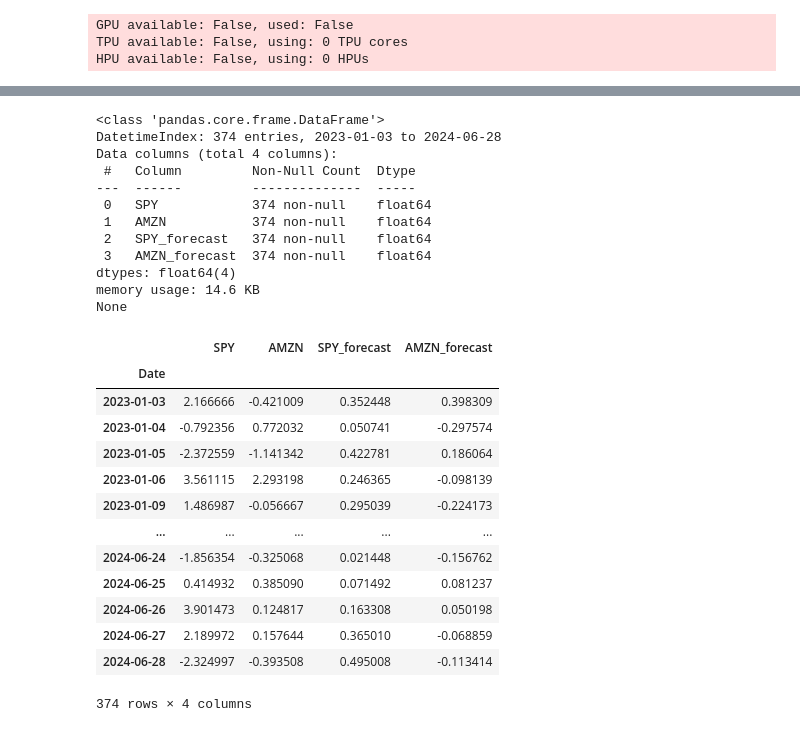
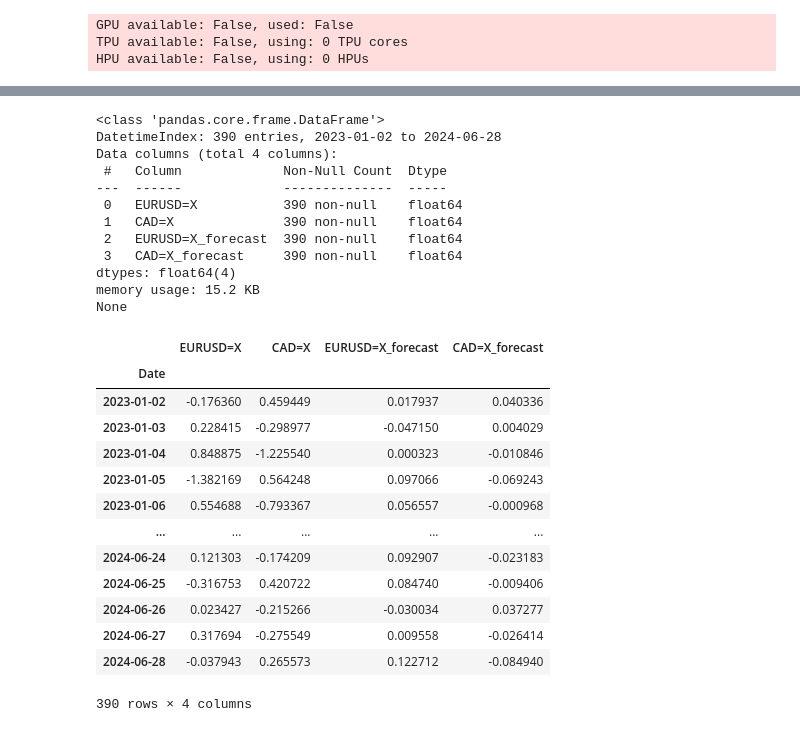
Before and after one commit to AnnastasiaStathakos/financial-time-series-forecasting, a Jupyter notebook: notebooks/03_nbeats_model.ipynb, the cells around one changed output, grey strips where cells are left out. Drawn from its saved outputs; the diff is of its cells as text; code cells hidden in the pictures.

```diff
--- a/notebooks/03_nbeats_model.ipynb
+++ b/notebooks/03_nbeats_model.ipynb
@@ -97,7 +112,7 @@ test.reset_index(inplace=True)
 series_ts = TimeSeries.from_dataframe(
     returns,
     time_col='Date',
-    value_cols=['SPY', 'AMZN'],
+    value_cols=list(returns.columns)[1:],
     # fill_missing_dates=True,
     fillna_value=0.0,
     freq='B'
@@ -106,7 +121,7 @@ series_ts = TimeSeries.from_dataframe(
 train_ts = TimeSeries.from_dataframe(
     train,
     time_col='Date',
-    value_cols=['SPY', 'AMZN'],
+    value_cols=list(returns.columns)[1:],
     # fill_missing_dates=True,
     fillna_value=0.0,
     freq='B'
@@ -115,7 +130,7 @@ train_ts = TimeSeries.from_dataframe(
 val_ts = TimeSeries.from_dataframe(
     val,
     time_col='Date',
-    value_cols=['SPY', 'AMZN'],
+    value_cols=list(returns.columns)[1:],
     # fill_missing_dates=True,
     fillna_value=0.0,
     freq='B'
@@ -124,7 +139,7 @@ val_ts = TimeSeries.from_dataframe(
 test_ts = TimeSeries.from_dataframe(
     test,
     time_col='Date',
-    value_cols=['SPY', 'AMZN'],
+    value_cols=list(returns.columns)[1:],
     # fill_missing_dates=True,
     fillna_value=0.0,
     freq='B'
@@ -163,7 +205,7 @@ series_scaled = scaler.transform(series_ts)
 # %%
 # Define nbeats model
 seed = 42
-nbeats_name = "nbeats_spy"
+nbeats_name = "nbeats"
 
 model_nbeats = NBEATSModel(
     input_chunk_length=20,       # use last 20 observations
@@ -276,14 +318,11 @@ shape: (389, 2, 1), freq: B, size: 6.08 KB
 # %%
 # evaluate model
 scores = {}
-names = ['SPY', 'AMZN']
-for name in names:
+for col in list(returns.columns)[1:]:
     rootmeansquarederr = rmse(test_ts, pred_ts)
     sMAPE = smape(test_ts, pred_ts)
 
-    scores[name] = {'RMSE': rootmeansquarederr, 'sMAPE': sMAPE}
-    # print("RMSE:", rootmeansquarederr)
-    # print("SMAPE :", sMAPE)
+    scores[col] = {'RMSE': rootmeansquarederr, 'sMAPE': sMAPE}
 
 scores
 # %% [output]
@@ -307,11 +344,10 @@ scores_df
 # %%
-names = ['SPY', 'AMZN']
-for name in names:
+for col in list(returns.columns)[1:]:
     plt.figure(figsize=(12, 5))
 
-    test_ts[name].plot(label="Actual")
-    pred_ts[name].plot(label="N-BEATS Forecast")
-    plt.title(f"{name} Returns: Actual vs N-BEATS Forecast")
+    test_ts[col].plot(label="Actual")
+    pred_ts[col].plot(label="N-BEATS Forecast")
+    plt.title(f"{col} Returns: Actual vs N-BEATS Forecast")
 
     plt.legend()
     plt.show()
@@ -321,37 +357,47 @@ for name in names:
 # %%
 pred = pred_ts.to_dataframe()
+
 actual = test.copy()
 actual.set_index('Date', inplace=True)
+
 results = pd.merge(actual, pred, left_index=True, right_index=True, how='inner')
-results.columns = ['SPY', 'AMZN', 'SPY_forecast', 'AMZN_forecast']
+
+new_columns = []
+for col in list(returns.columns)[1:]:
+    new_columns.append(col)
+for col in list(returns.columns)[1:]:
+    new_columns.append(f'{col}_forecast')
+
+results.columns = new_columns
+
 print(results.info())
 results
 # %% [output]
 <class 'pandas.core.frame.DataFrame'>
-DatetimeIndex: 374 entries, 2023-01-03 to 2024-06-28
+DatetimeIndex: 390 entries, 2023-01-02 to 2024-06-28
 Data columns (total 4 columns):
- #   Column         Non-Null Count  Dtype
----  ------         --------------  -----
- 0   SPY            374 non-null    float64
- 1   AMZN           374 non-null    float64
- 2   SPY_forecast   374 non-null    float64
- 3   AMZN_forecast  374 non-null    float64
+ #   Column             Non-Null Count  Dtype
+---  ------             --------------  -----
+ 0   EURUSD=X           390 non-null    float64
+ 1   CAD=X              390 non-null    float64
+ 2   EURUSD=X_forecast  390 non-null    float64
+ 3   CAD=X_forecast     390 non-null    float64
 dtypes: float64(4)
-memory usage: 14.6 KB
+memory usage: 15.2 KB
 None
-|  | SPY | AMZN | SPY_forecast | AMZN_forecast |
+|  | EURUSD=X | CAD=X | EURUSD=X_forecast | CAD=X_forecast |
 | Date |  |  |  |  |
-| 2023-01-03 | 2.166666 | -0.421009 | 0.352448 | 0.398309 |
-| 2023-01-04 | -0.792356 | 0.772032 | 0.050741 | -0.297574 |
-| 2023-01-05 | -2.372559 | -1.141342 | 0.422781 | 0.186064 |
-| 2023-01-06 | 3.561115 | 2.293198 | 0.246365 | -0.098139 |
-| 2023-01-09 | 1.486987 | -0.056667 | 0.295039 | -0.224173 |
+| 2023-01-02 | -0.176360 | 0.459449 | 0.017937 | 0.040336 |
+| 2023-01-03 | 0.228415 | -0.298977 | -0.047150 | 0.004029 |
+| 2023-01-04 | 0.848875 | -1.225540 | 0.000323 | -0.010846 |
+| 2023-01-05 | -1.382169 | 0.564248 | 0.097066 | -0.069243 |
+| 2023-01-06 | 0.554688 | -0.793367 | 0.056557 | -0.000968 |
 | ... | ... | ... | ... | ... |
-| 2024-06-24 | -1.856354 | -0.325068 | 0.021448 | -0.156762 |
-| 2024-06-25 | 0.414932 | 0.385090 | 0.071492 | 0.081237 |
-| 2024-06-26 | 3.901473 | 0.124817 | 0.163308 | 0.050198 |
-| 2024-06-27 | 2.189972 | 0.157644 | 0.365010 | -0.068859 |
-| 2024-06-28 | -2.324997 | -0.393508 | 0.495008 | -0.113414 |
+| 2024-06-24 | 0.121303 | -0.174209 | 0.092907 | -0.023183 |
+| 2024-06-25 | -0.316753 | 0.420722 | 0.084740 | -0.009406 |
+| 2024-06-26 | 0.023427 | -0.215266 | -0.030034 | 0.037277 |
+| 2024-06-27 | 0.317694 | -0.275549 | 0.009558 | -0.026414 |
+| 2024-06-28 | -0.037943 | 0.265573 | 0.122712 | -0.084940 |
-374 rows × 4 columns
+390 rows × 4 columns
 # %%
 # save results
```
Also changed, not shown: parts of 16 cells of this notebook, 15 other files.
